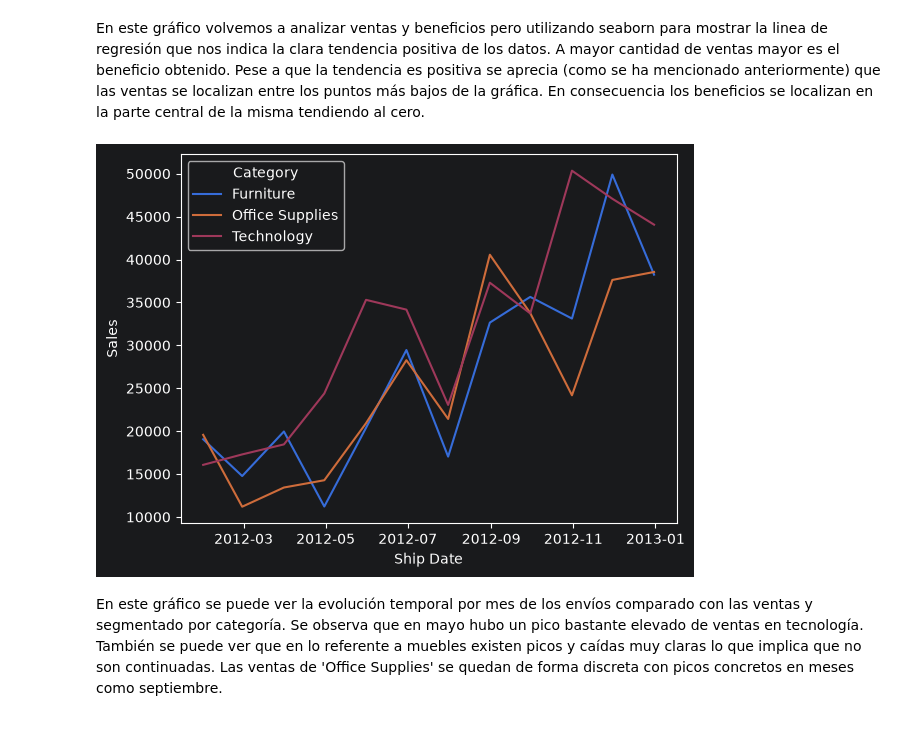
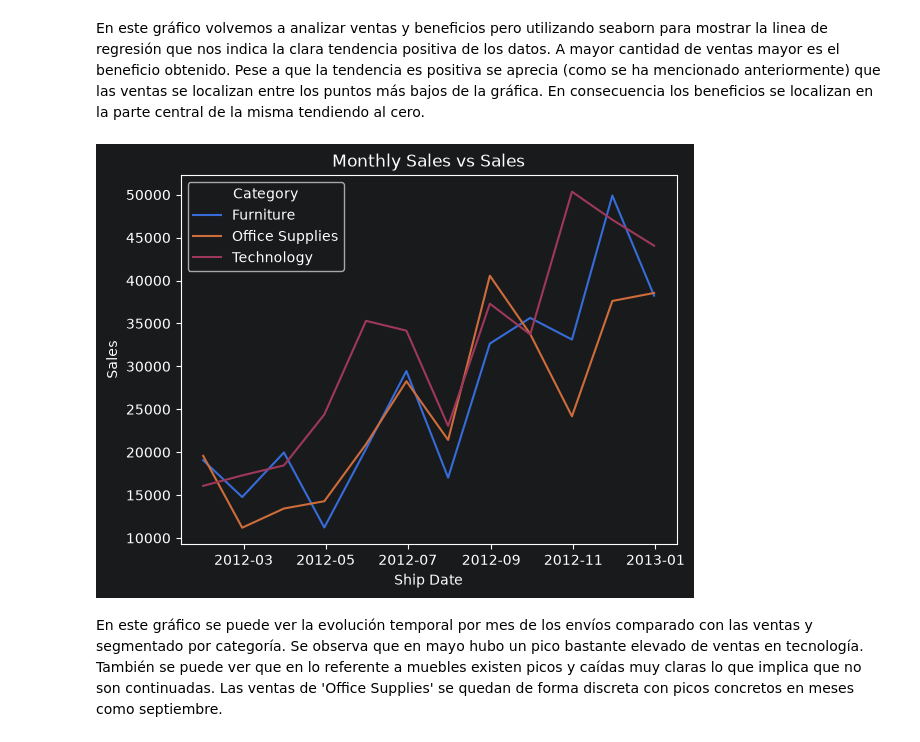
Before and after one commit to LidiaA3/visualizacion_ventas, a Jupyter notebook: superstore.ipynb, the cells around one changed output. Cells and saved outputs as stored; diff of their text form; code cells hidden in the pictures.

Commit message:
Fix titles and labels

```diff
--- a/superstore.ipynb
+++ b/superstore.ipynb
@@ -257,10 +257,14 @@ En este gráfico volvemos a analizar ventas y beneficios pero utilizando seaborn
 # %%
 # Gráfico de lineas evolución de ventas
 df_monthly = df.set_index('Ship Date').groupby('Category').resample('ME')['Sales'].sum().reset_index()
 sns.lineplot(df_monthly, x='Ship Date', y='Sales', hue='Category', errorbar='sd')
+
+plt.xlabel('Ship Date')
+plt.ylabel('Sales')
+plt.title('Monthly Sales vs Sales')
 plt.show()
 # %% [output]
-[figure, old version]
+[figure, new version]
 # %% [markdown]
 En este gráfico se puede ver la evolución temporal por mes de los envíos comparado con las ventas y segmentado por categoría. Se observa que en mayo hubo un pico bastante elevado de ventas en tecnología. También se puede ver que en lo referente a muebles existen picos y caídas muy claras lo que implica que no son continuadas. Las ventas de 'Office Supplies' se quedan de forma discreta con picos concretos en meses como septiembre.
 # %% [markdown]
```
Also changed, not shown: parts of 1 cell of this notebook.
